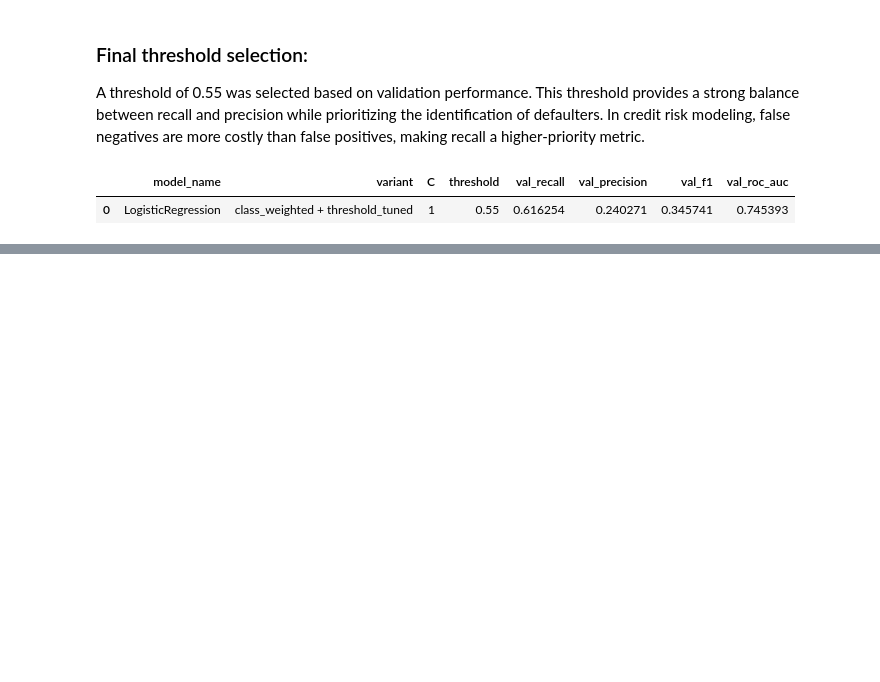
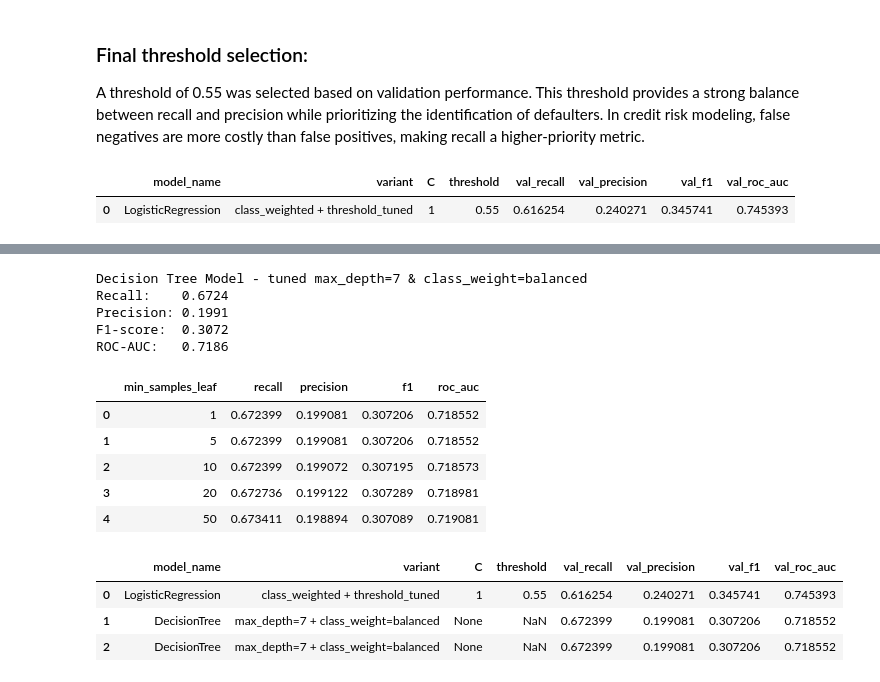
Before and after one commit to codevalhalla/ml-credit-risk-modeling, a Jupyter notebook: notebooks/03_model_training.ipynb, the cells around one changed output, grey strips where cells are left out. Drawn from its saved outputs; the diff is of its cells as text; code cells hidden in the pictures; blank space fills up the shorter version.

```diff
--- a/notebooks/03_model_training.ipynb
+++ b/notebooks/03_model_training.ipynb
@@ -319,0 +382,77 @@ model_comparison_df
+# %%
+max_depth = 8
+
+dt = DecisionTreeClassifier(max_depth=7,class_weight='balanced')
+dt.fit(X_train_sub,y_train_sub)
+
+y_val_proba = dt.predict_proba(X_val)[:,1]
+y_val_pred = dt.predict(X_val)
+
+recall = recall_score(y_val, y_val_pred)
+precision = precision_score(y_val, y_val_pred)
+f1 = f1_score(y_val, y_val_pred)
+roc_auc = roc_auc_score(y_val, y_val_proba)
+
+# Print validation results
+print("Decision Tree Model - tuned max_depth=7 & class_weight=balanced")
+print(f"Recall:    {recall:.4f}")
+print(f"Precision: {precision:.4f}")
+print(f"F1-score:  {f1:.4f}")
+print(f"ROC-AUC:   {roc_auc:.4f}")
+# %% [output]
+Decision Tree Model - tuned max_depth=7 & class_weight=balanced
+Recall:    0.6724
+Precision: 0.1991
+F1-score:  0.3072
+ROC-AUC:   0.7186
+# %%
+# Decision tree tuning - min_samples_leaf
+
+min_sample_leaves = [1, 5, 10, 20, 50]
+
+min_sample_leaf_scores = []
+
+for leaf in min_sample_leaves:
+    dt = DecisionTreeClassifier(max_depth=7,class_weight='balanced',min_samples_leaf=leaf)
+    dt.fit(X_train_sub,y_train_sub)
+
+    y_val_proba = dt.predict_proba(X_val)[:,1]
+    y_val_pred = dt.predict(X_val)
+
+    recall = recall_score(y_val, y_val_pred)
+    precision = precision_score(y_val, y_val_pred)
+    f1 = f1_score(y_val, y_val_pred)
+    roc_auc = roc_auc_score(y_val, y_val_proba)
+
+    min_sample_leaf_scores.append((leaf,recall,precision,f1,roc_auc))
+
+df_min_sample_leaf_scores = pd.DataFrame(min_sample_leaf_scores,columns=['min_samples_leaf','recall','precision','f1','roc_auc'])
+
+df_min_sample_leaf_scores
+# %% [output]
+|  | min_samples_leaf | recall | precision | f1 | roc_auc |
+| 0 | 1 | 0.672399 | 0.199081 | 0.307206 | 0.718552 |
+| 1 | 5 | 0.672399 | 0.199081 | 0.307206 | 0.718552 |
+| 2 | 10 | 0.672399 | 0.199072 | 0.307195 | 0.718573 |
+| 3 | 20 | 0.672736 | 0.199122 | 0.307289 | 0.718981 |
+| 4 | 50 | 0.673411 | 0.198894 | 0.307089 | 0.719081 |
+# %%
+# Add final Decision Tree results to the comparison DataFrame
+
+model_comparison_df.loc[len(model_comparison_df)] = {
+    "model_name": "DecisionTree",
+    "variant": "max_depth=7 + class_weight=balanced",
+    "C": None,                 # Not applicable for Decision Tree
+    "threshold": None,         # Threshold tuning not applied
+    "val_recall": 0.672399,
+    "val_precision": 0.199081,
+    "val_f1": 0.307206,
+    "val_roc_auc": 0.718552
+}
+
+model_comparison_df
+# %% [output]
+|  | model_name | variant | C | threshold | val_recall | val_precision | val_f1 | val_roc_auc |
+| 0 | LogisticRegression | class_weighted + threshold_tuned | 1 | 0.55 | 0.616254 | 0.240271 | 0.345741 | 0.745393 |
+| 1 | DecisionTree | max_depth=7 + class_weight=balanced | None | NaN | 0.672399 | 0.199081 | 0.307206 | 0.718552 |
+| 2 | DecisionTree | max_depth=7 + class_weight=balanced | None | NaN | 0.672399 | 0.199081 | 0.307206 | 0.718552 |
```
Also changed, not shown: parts of 7 cells of this notebook.
